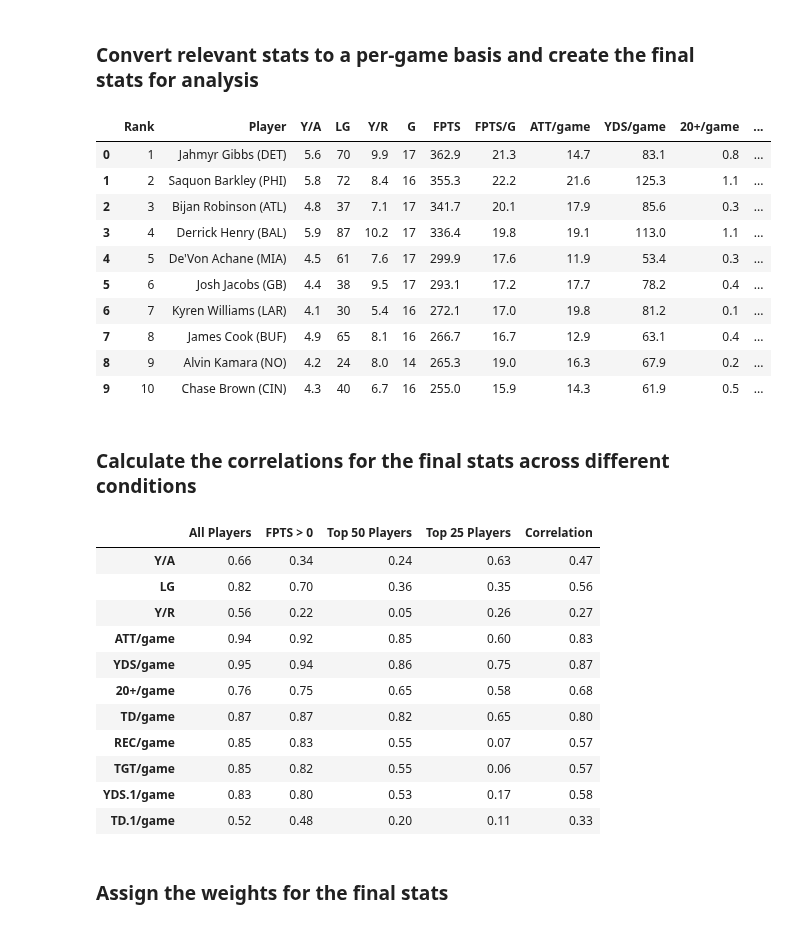
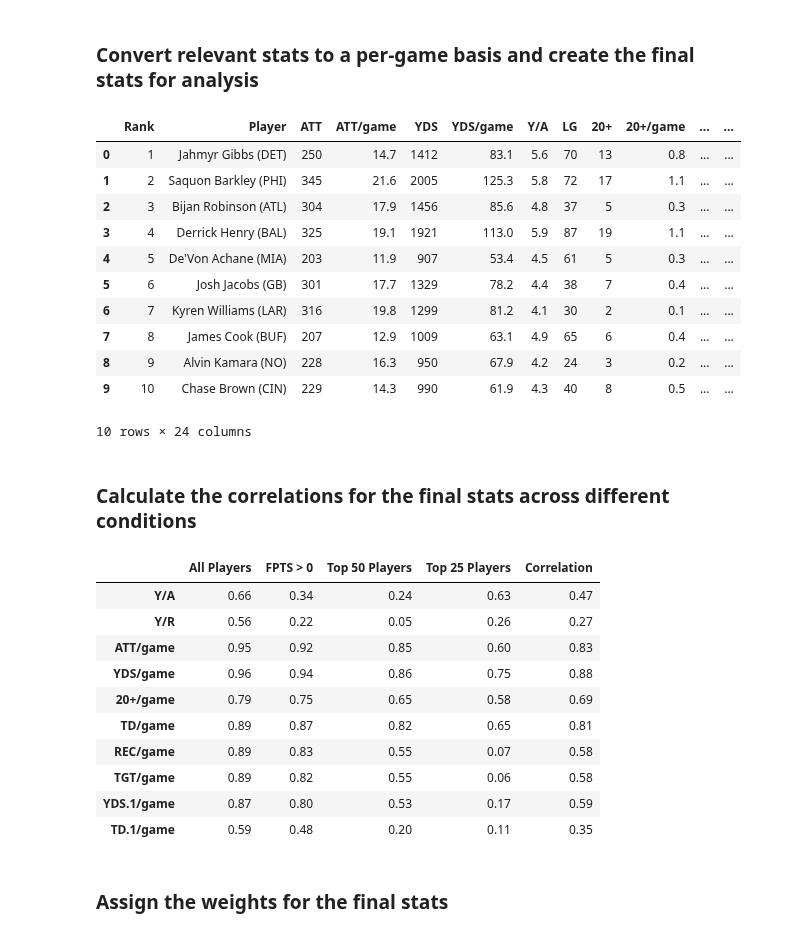
Before and after one commit to meltangonan/fantasy-football, a Jupyter notebook: RB/2025/RB_Model_2025.ipynb, the cells around one changed output. Saved outputs shown, nothing was run; the diff lists cells and outputs as text; code cells hidden in the pictures.

```diff
--- a/RB/2025/RB_Model_2025.ipynb
+++ b/RB/2025/RB_Model_2025.ipynb
@@ -55,37 +55,61 @@ df.head(20)
 # %%
 # Define columns for per-game calculation
 per_game = list(df.columns[2:])
 
 # Define columns to exclude from the per-game calculation
 exclude_per_game = ['Y/A', 'LG', 'Y/R', 'G', 'FPTS', 'FPTS/G']
 
-# Create columns and convert stats to a per-game basis for the defined columns, not those in the exclude list
+# Base columns that will get a /game version
+base_cols = [c for c in per_game if c not in exclude_per_game]
+per_game_cols = [f'{c}/game' for c in base_cols]
+
+# Create per-game columns (safe divide if G can be 0)
+for col in base_cols:
+    df[f'{col}/game'] = df[col].div(df['G'].replace(0, np.nan)).round(1).fillna(0)
+
+# Keep using THIS for downstream analysis (unchanged behavior)
+final_columns = exclude_per_game + per_game_cols
+
+# Separate list just for showing original next to per-game
+display_cols = []
 for col in per_game:
-    if col not in exclude_per_game:
-        df[col + '/game'] = (df[col] / df['G']).round(1)
+    if col in exclude_per_game:
+        if col in df.columns:
+            display_cols.append(col)                 # keep excluded as-is
+    else:
+        display_cols.extend([col, f'{col}/game'])    # interleave original + per-game
 
-# Define final columns to be used for analysis, combining excluded and new per-game columns
-final_columns = exclude_per_game + [col + '/game' for col in per_game if col not in exclude_per_game]
+# Display: originals next to per-game
+df[['Rank', 'Player'] + display_cols].head(10)
 
-# Display final columns with 'Rank' and 'Player'
-df[['Rank', 'Player'] + final_columns].head(10)
+# # Create columns and convert stats to a per-game basis for the defined columns, not those in the exclude list
+# for col in per_game:
+#     if col not in exclude_per_game:
+#         df[col + '/game'] = (df[col] / df['G']).round(1)
+
+# # Define final columns to be used for analysis, combining excluded and new per-game columns
+# final_columns = exclude_per_game + [col + '/game' for col in per_game if col not in exclude_per_game]
+
+# # Display final columns with 'Rank' and 'Player'
+# df[['Rank', 'Player'] + final_columns].head(10)
 # %% [output]
-|  | Rank | Player | Y/A | LG | Y/R | G | FPTS | FPTS/G | ATT/game | YDS/game | 20+/game | ... |
-| 0 | 1 | Jahmyr Gibbs (DET) | 5.6 | 70 | 9.9 | 17 | 362.9 | 21.3 | 14.7 | 83.1 | 0.8 | ... |
-| 1 | 2 | Saquon Barkley (PHI) | 5.8 | 72 | 8.4 | 16 | 355.3 | 22.2 | 21.6 | 125.3 | 1.1 | ... |
-| 2 | 3 | Bijan Robinson (ATL) | 4.8 | 37 | 7.1 | 17 | 341.7 | 20.1 | 17.9 | 85.6 | 0.3 | ... |
-| 3 | 4 | Derrick Henry (BAL) | 5.9 | 87 | 10.2 | 17 | 336.4 | 19.8 | 19.1 | 113.0 | 1.1 | ... |
-| 4 | 5 | De'Von Achane (MIA) | 4.5 | 61 | 7.6 | 17 | 299.9 | 17.6 | 11.9 | 53.4 | 0.3 | ... |
-| 5 | 6 | Josh Jacobs (GB) | 4.4 | 38 | 9.5 | 17 | 293.1 | 17.2 | 17.7 | 78.2 | 0.4 | ... |
-| 6 | 7 | Kyren Williams (LAR) | 4.1 | 30 | 5.4 | 16 | 272.1 | 17.0 | 19.8 | 81.2 | 0.1 | ... |
-| 7 | 8 | James Cook (BUF) | 4.9 | 65 | 8.1 | 16 | 266.7 | 16.7 | 12.9 | 63.1 | 0.4 | ... |
-| 8 | 9 | Alvin Kamara (NO) | 4.2 | 24 | 8.0 | 14 | 265.3 | 19.0 | 16.3 | 67.9 | 0.2 | ... |
-| 9 | 10 | Chase Brown (CIN) | 4.3 | 40 | 6.7 | 16 | 255.0 | 15.9 | 14.3 | 61.9 | 0.5 | ... |
+|  | Rank | Player | ATT | ATT/game | YDS | YDS/game | Y/A | LG | 20+ | 20+/game | ... | ... |
+| 0 | 1 | Jahmyr Gibbs (DET) | 250 | 14.7 | 1412 | 83.1 | 5.6 | 70 | 13 | 0.8 | ... | ... |
+| 1 | 2 | Saquon Barkley (PHI) | 345 | 21.6 | 2005 | 125.3 | 5.8 | 72 | 17 | 1.1 | ... | ... |
+| 2 | 3 | Bijan Robinson (ATL) | 304 | 17.9 | 1456 | 85.6 | 4.8 | 37 | 5 | 0.3 | ... | ... |
+| 3 | 4 | Derrick Henry (BAL) | 325 | 19.1 | 1921 | 113.0 | 5.9 | 87 | 19 | 1.1 | ... | ... |
+| 4 | 5 | De'Von Achane (MIA) | 203 | 11.9 | 907 | 53.4 | 4.5 | 61 | 5 | 0.3 | ... | ... |
+| 5 | 6 | Josh Jacobs (GB) | 301 | 17.7 | 1329 | 78.2 | 4.4 | 38 | 7 | 0.4 | ... | ... |
+| 6 | 7 | Kyren Williams (LAR) | 316 | 19.8 | 1299 | 81.2 | 4.1 | 30 | 2 | 0.1 | ... | ... |
+| 7 | 8 | James Cook (BUF) | 207 | 12.9 | 1009 | 63.1 | 4.9 | 65 | 6 | 0.4 | ... | ... |
+| 8 | 9 | Alvin Kamara (NO) | 228 | 16.3 | 950 | 67.9 | 4.2 | 24 | 3 | 0.2 | ... | ... |
+| 9 | 10 | Chase Brown (CIN) | 229 | 14.3 | 990 | 61.9 | 4.3 | 40 | 8 | 0.5 | ... | ... |
+10 rows × 24 columns
 # %% [markdown]
 ### Calculate the correlations for the final stats across different conditions
 # %%
 # Define columns and columns to exclude for correlation calculation, excluding FPTS and FPTS/G
-exclude_corr = ['FPTS/G', 'FPTS', 'G']
+exclude_corr = ['FPTS/G', 'FPTS', 'G', 'LG']
 corr_columns = [col for col in final_columns if col not in exclude_corr]
 
 # Define a function to calculate correlations
@@ -114,16 +138,15 @@ df_corr.round(2)
 # %% [output]
 |  | All Players | FPTS > 0 | Top 50 Players | Top 25 Players | Correlation |
 | Y/A | 0.66 | 0.34 | 0.24 | 0.63 | 0.47 |
-| LG | 0.82 | 0.70 | 0.36 | 0.35 | 0.56 |
 | Y/R | 0.56 | 0.22 | 0.05 | 0.26 | 0.27 |
-| ATT/game | 0.94 | 0.92 | 0.85 | 0.60 | 0.83 |
-| YDS/game | 0.95 | 0.94 | 0.86 | 0.75 | 0.87 |
-| 20+/game | 0.76 | 0.75 | 0.65 | 0.58 | 0.68 |
-| TD/game | 0.87 | 0.87 | 0.82 | 0.65 | 0.80 |
-| REC/game | 0.85 | 0.83 | 0.55 | 0.07 | 0.57 |
-| TGT/game | 0.85 | 0.82 | 0.55 | 0.06 | 0.57 |
-| YDS.1/game | 0.83 | 0.80 | 0.53 | 0.17 | 0.58 |
-| TD.1/game | 0.52 | 0.48 | 0.20 | 0.11 | 0.33 |
+| ATT/game | 0.95 | 0.92 | 0.85 | 0.60 | 0.83 |
+| YDS/game | 0.96 | 0.94 | 0.86 | 0.75 | 0.88 |
+| 20+/game | 0.79 | 0.75 | 0.65 | 0.58 | 0.69 |
+| TD/game | 0.89 | 0.87 | 0.82 | 0.65 | 0.81 |
+| REC/game | 0.89 | 0.83 | 0.55 | 0.07 | 0.58 |
+| TGT/game | 0.89 | 0.82 | 0.55 | 0.06 | 0.58 |
+| YDS.1/game | 0.87 | 0.80 | 0.53 | 0.17 | 0.59 |
+| TD.1/game | 0.59 | 0.48 | 0.20 | 0.11 | 0.35 |
 # %% [markdown]
 ### Assign the weights for the final stats
 # %%
```
Also changed, not shown: parts of 4 cells of this notebook, 3 other files.
